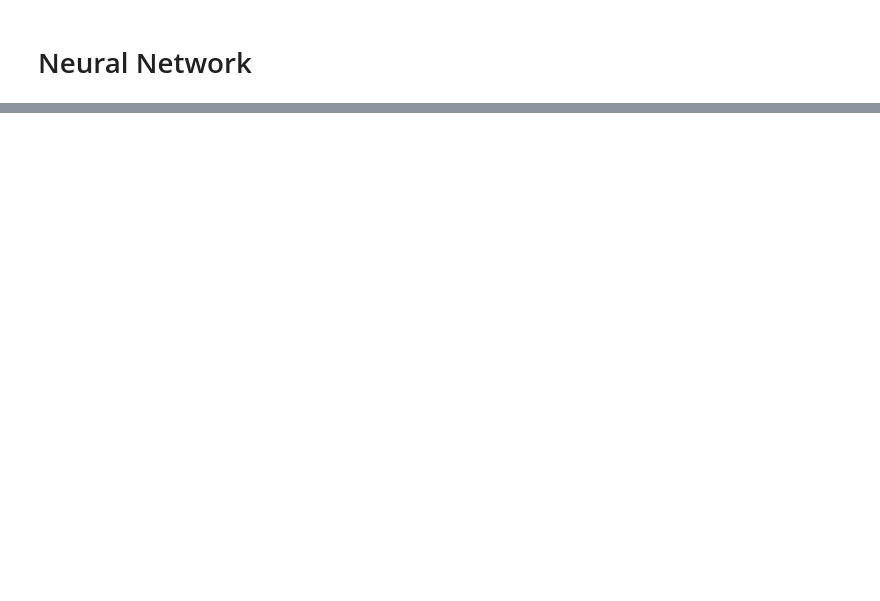
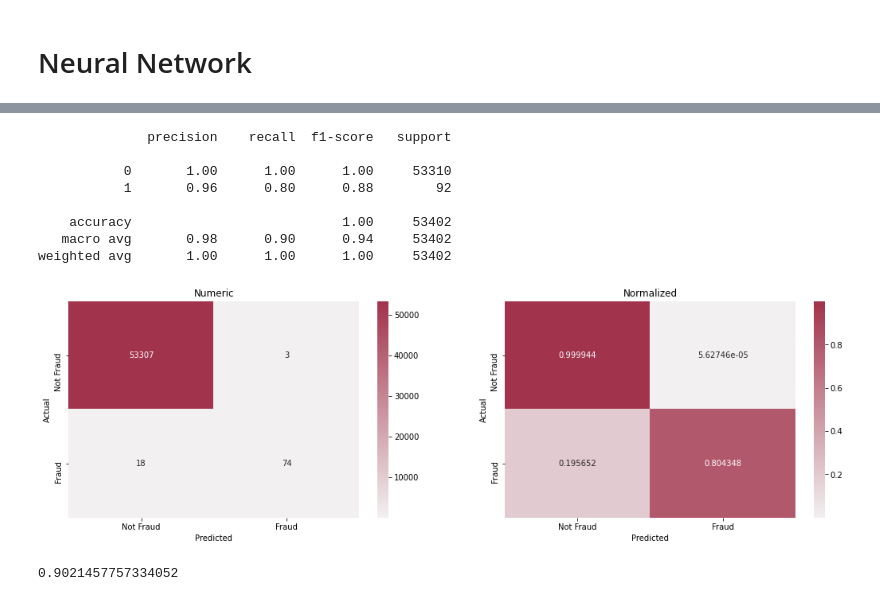
Before and after one commit to raulmarinau/DSIP, a Jupyter notebook: fraud.ipynb, the cells around one changed output, grey strips where cells are left out. Saved outputs shown, nothing was run; the diff lists cells and outputs as text; code cells hidden in the pictures; blank space fills up the shorter version.

Commit message:
Tuning CatBoost on GPU

```diff
--- a/fraud.ipynb
+++ b/fraud.ipynb
@@ -655,0 +653,20 @@ weighted avg       1.00      1.00      1.00     71202
+# %%
+from catboost.utils import get_gpu_device_count
+from sklearn.model_selection import RandomizedSearchCV
+
+print('catboost: %i GPU devices' % get_gpu_device_count())
+
+cbc_params = {
+    "learning_rate": [0.001, 0.01, 0.05, 0.1],
+    "depth": range(6, 10),
+    # "border_count": 128,
+}
+
+cbc = CatBoostClassifier(eval_metric='Recall',
+                        random_seed=RANDOM_STATE,
+                        metric_period=50,
+                        iterations=500,
+                        task_type="GPU",
+                        devices="0:1")
+
+final_clf = RandomizedSearchCV(cbc, cbc_params, cv=5)
@@ -655,0 +675,2 @@ weighted avg       1.00      1.00      1.00     71202
+# %%
+final_clf.fit(train_X, train_y, verbose=True)
@@ -655,0 +706,10 @@ weighted avg       1.00      1.00      1.00     71202
+# %%
+cbc_opt = CatBoostClassifier(eval_metric='AUC',
+                        random_seed=RANDOM_STATE,
+                        metric_period=50,
+                        iterations=500,
+                        task_type="GPU",
+                        devices="0:1",
+                        learning_rate=0.1,
+                        depth=9)
+cbc_opt.fit(train_X, train_y, verbose=True)
@@ -655,0 +729,18 @@ weighted avg       1.00      1.00      1.00     71202
+# %%
+cbc_opt_pred = cbc_opt.predict(valid_X)
+# %%
+plot_norm_heatmap(valid_y, cbc_opt_pred, "#a2334c")
+# %% [output]
+              precision    recall  f1-score   support
+
+           0       1.00      1.00      1.00     53310
+           1       0.96      0.80      0.88        92
+
+    accuracy                           1.00     53402
+   macro avg       0.98      0.90      0.94     53402
+weighted avg       1.00      1.00      1.00     53402
+[figure, added]
+# %%
+roc_auc_score(valid_y, cbc_opt_pred)
+# %% [output]
+0.9021457757334052
```
Also changed, not shown: parts of 30 cells of this notebook, 1 other file.
